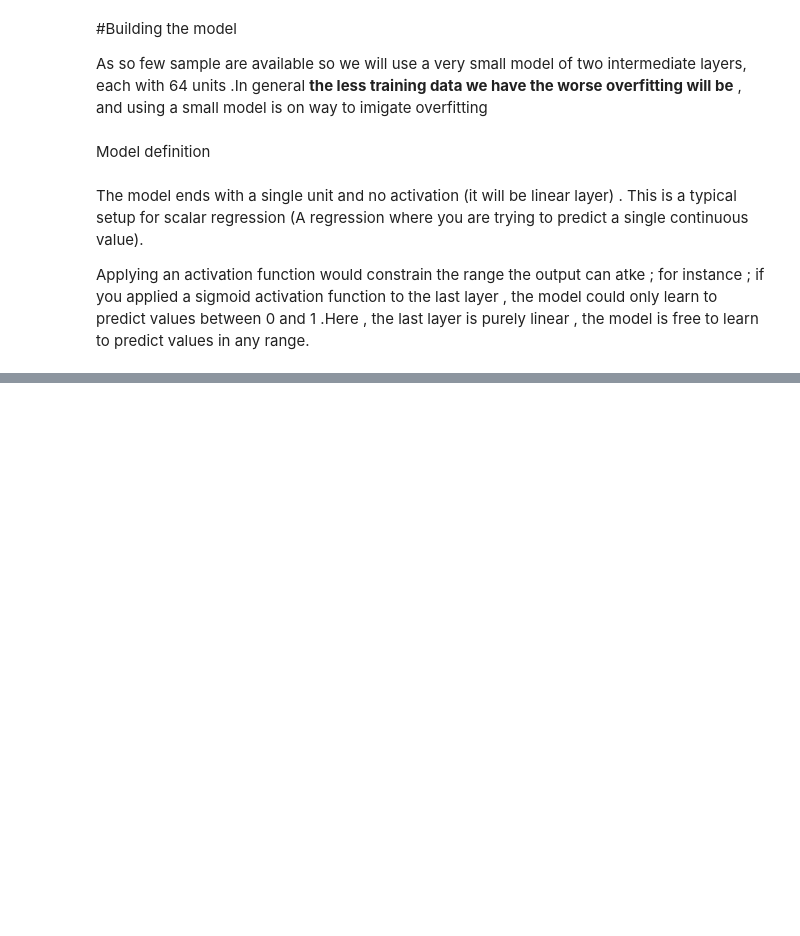
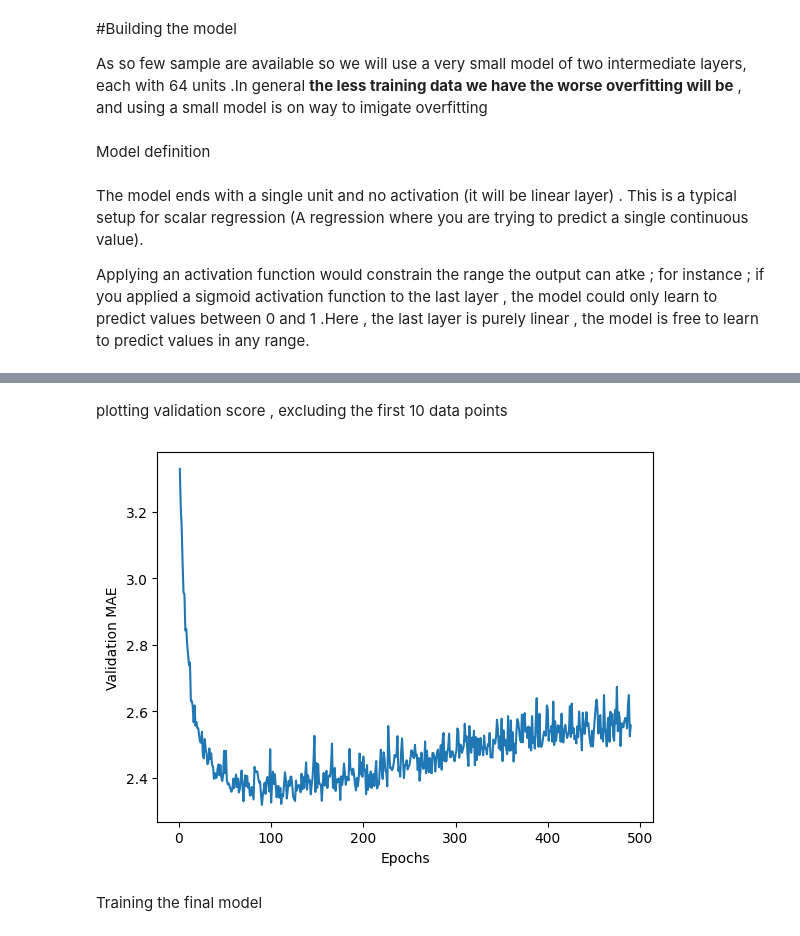
Before and after one commit to radhika3131/Deep_Learning_with_Python, a Jupyter notebook: ch_03_Getting_started_with_neural_network_Classification_and_regression.ipynb, the cells around one changed output, grey strips where cells are left out. Drawn from its saved outputs; the diff is of its cells as text; code cells hidden in the pictures; blank space fills up the shorter version.

```diff
--- a/ch_03_Getting_started_with_neural_network_Classification_and_regression.ipynb
+++ b/ch_03_Getting_started_with_neural_network_Classification_and_regression.ipynb
@@ -584,0 +677,12 @@ Applying an activation function would  constrain the range the output can atke ;
+# %% [markdown]
+plotting validation score , excluding the first 10 data points
+# %%
+truncated_mae_history = average_mae_history[10:]
+plt.plot(range(1, len(truncated_mae_history) + 1), truncated_mae_history)
+plt.xlabel("Epochs")
+plt.ylabel("Validation MAE")
+plt.show()
+# %% [output]
+[figure, added]
+# %% [markdown]
+Training the final model
```
Also changed, not shown: parts of 33 cells of this notebook.
